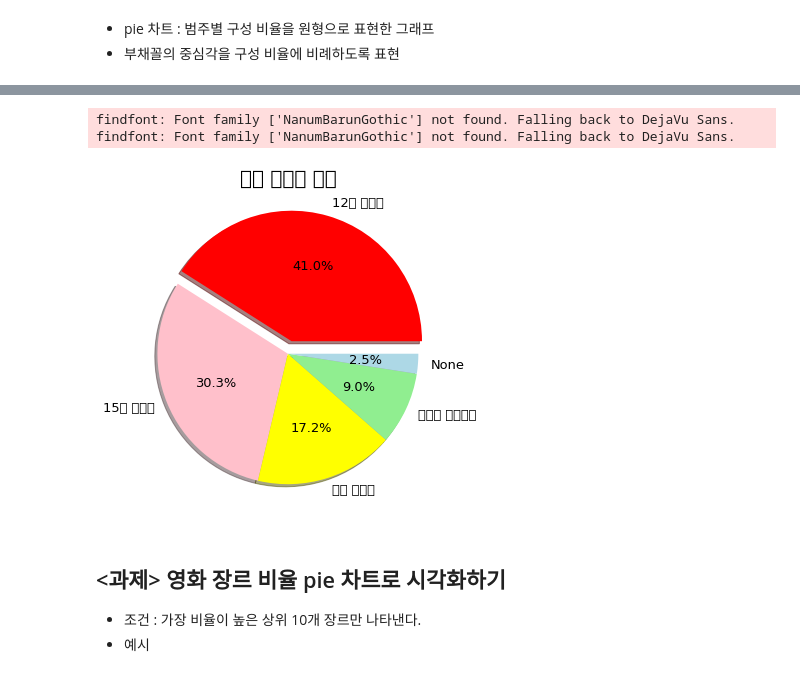
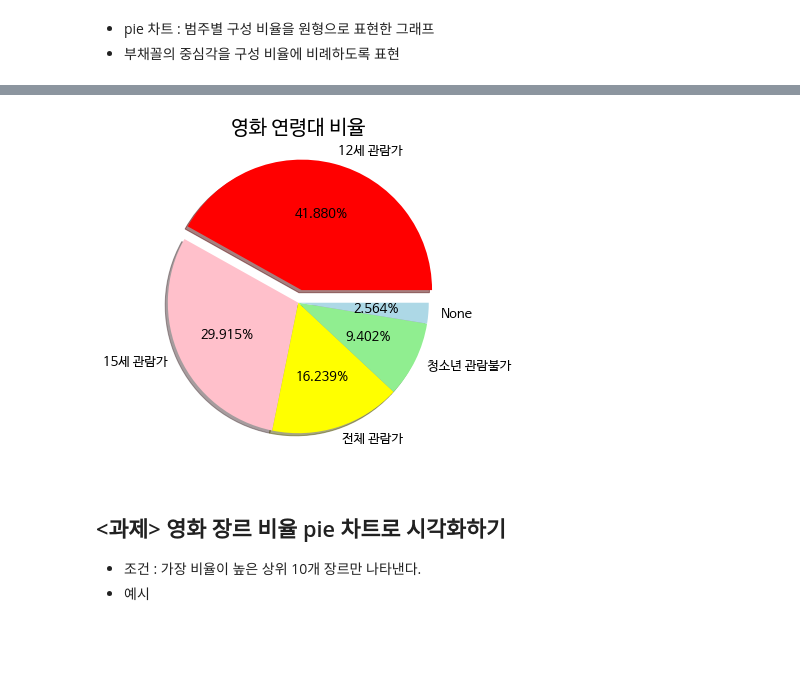
Before and after one commit to blackgreenc/AI, a Jupyter notebook: 네이버영화_크롤링_및_데이터분석_(학생).ipynb, the cells around one changed output, grey strips where cells are left out. Cells and saved outputs as stored; diff of their text form; code cells hidden in the pictures; blank space fills up the shorter version.

```diff
--- a/네이버영화_크롤링_및_데이터분석_(학생).ipynb
+++ b/네이버영화_크롤링_및_데이터분석_(학생).ipynb
@@ -386,23 +361,22 @@ Index(['12세 관람가', '15세 관람가', '전체 관람가', '청소년 관
 # %%
 plt.figure(figsize = (10, 6))
 
 explode = (0.1, 0, 0, 0, 0)
 colors = ['red', 'pink', 'yellow', 'lightgreen', 'lightblue']
 
 # autopct : 부채꼴 안에 표시될 숫자의 형식을 지정
 # explode : 부채꼴이 파이 차트의 중심에서 벗어나는 정도를 설정
 # shadow : True로 설정하면, 파이 차트에 그림자가 표시
 # colors : 각 영역의 색상을 자유롭게 지정
 
-plt.pie(data, labels = index, autopct='%.1f%%', explode=explode,
+plt.pie(data, labels = index, autopct='%.3f%%', explode=explode,
         shadow=True, textprops = {'fontsize' : 13}, colors=colors)
 
 plt.title('영화 연령대 비율', fontsize=20)
+
 plt.show()
 # %% [output]
-findfont: Font family ['NanumBarunGothic'] not found. Falling back to DejaVu Sans.
-findfont: Font family ['NanumBarunGothic'] not found. Falling back to DejaVu Sans.
-[figure, old version]
+[figure, new version]
 # %% [markdown]
 ## <과제> 영화 장르 비율 pie 차트로 시각화하기
 - 조건 : 가장 비율이 높은 상위 10개 장르만 나타낸다.
```
Also changed, not shown: parts of 50 cells of this notebook.
